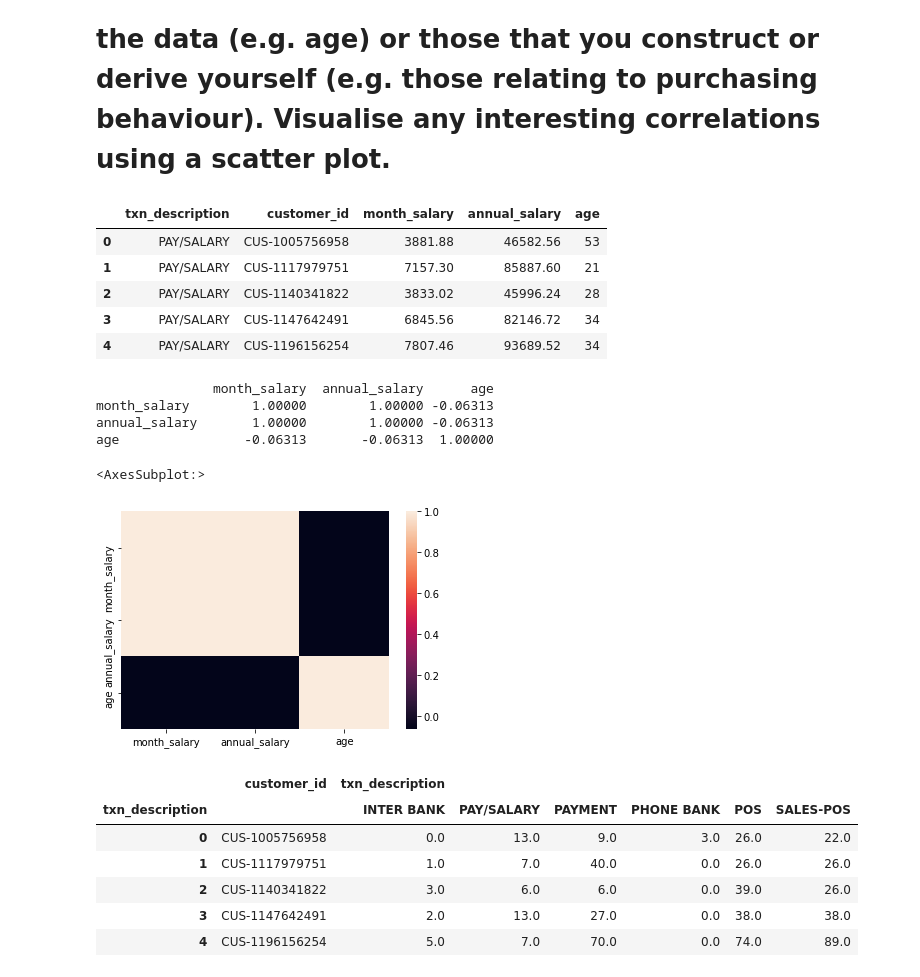
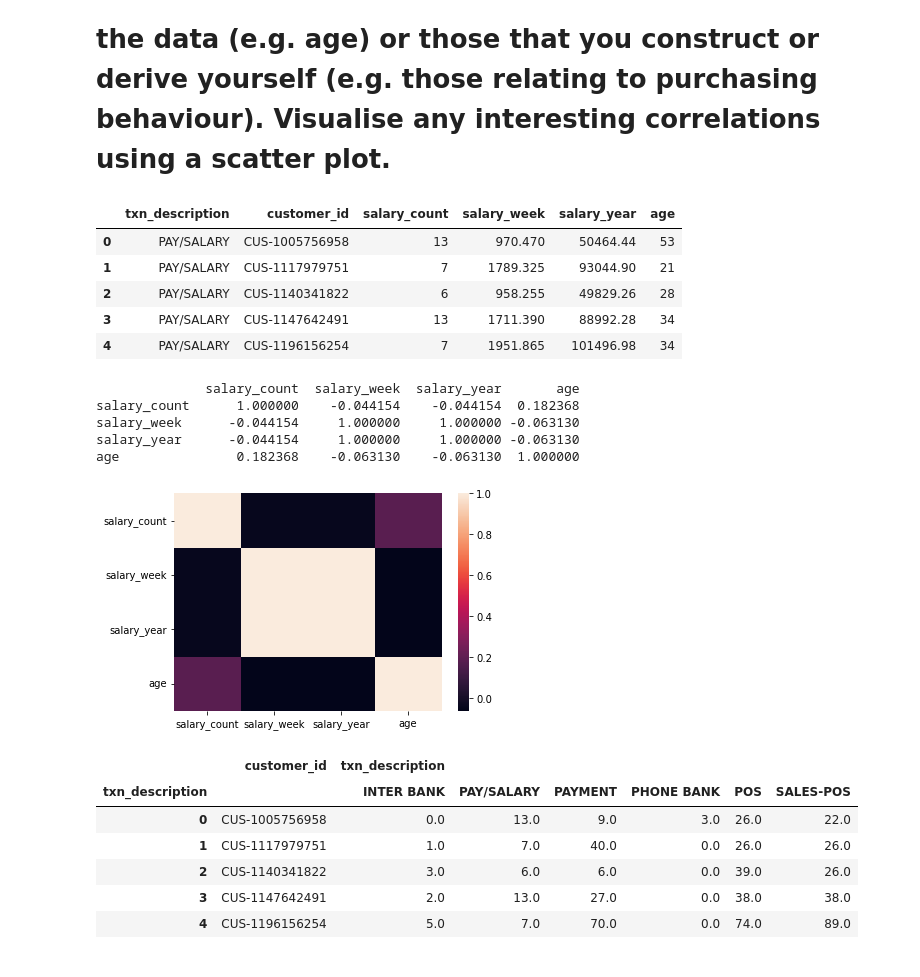
Before and after one commit to slothpunch/Portfolio, a Jupyter notebook: 4. Data@ANZ Virtual Internship Program/Task_2_Predictive Analytics.ipynb, the cells around one changed output. Cells and saved outputs as stored; diff of their text form; code cells hidden in the pictures.

Commit message:
Done last month but forgot to upload

```diff
--- a/4. Data@ANZ Virtual Internship Program/Task_2_Predictive Analytics.ipynb
+++ b/4. Data@ANZ Virtual Internship Program/Task_2_Predictive Analytics.ipynb
@@ -107,0 +60,5 @@ cust_salary.head(10)
+# %%
+txn_salary = df[df['txn_description'] == 'PAY/SALARY']
+txn_salary = pd.DataFrame(txn_salary.groupby(['txn_description', 'customer_id', 'month_name'])['txn_description'].count()).rename(columns = {'txn_description':'salary_count'}).reset_index()
+print(txn_salary.duplicated().sum())
+txn_salary.isnull().sum()
@@ -107,0 +95,3 @@ cust_salary.head(10)
+# %%
+cust_info['salary_count'] = txn_salary['salary_count']
+cust_info.head(20)
@@ -108,12 +142,22 @@ cust_salary.head(10)
 # %%
-uni_cust = cust_salary['customer_id'].unique()
-min_salary = []
+uni_cust = cust_info['customer_id'].unique()
+weekly_salaries = []
+sal_count = []
 
 # Select all the three months' salreis, find the min and save it into min_salary
 for cust in range(len(uni_cust)):
-    temp_salary = cust_salary['amount'][cust_salary['customer_id'] == uni_cust[cust]].values.min()
-    min_salary.append(temp_salary)
+    temp_salary = cust_info['amount'][cust_info['customer_id'] == uni_cust[cust]].values.min()
+    temp_sal_count = cust_info['salary_count'][cust_info['customer_id'] == uni_cust[cust]].values.sum()
 
-# Group by txn_description and customier_id to remove month_name, drop amount and add month_salary.
-cust_salary = cust_salary.groupby(['txn_description', 'customer_id'])['amount'].sum().reset_index().drop(columns = 'amount')
-cust_salary['month_salary'] = min_salary
+    weekly_salaries.append(temp_salary/4)
+    sal_count.append(temp_sal_count)
+
+# Group by txn_description and customier_id to remove month_name, drop amount and salary_count.
+cust_info = cust_info.groupby(['txn_description', 'customer_id'])['amount'].sum().reset_index().drop(axis = 1, columns = ['amount'])
+
+# Add salary_count, salary_week and salary_year
+cust_info['salary_count'] = sal_count
+cust_info['salary_week'] = weekly_salaries
+cust_info['salary_year'] = cust_info['salary_week'] * 52
+
+cust_info.head()
@@ -164,24 +202,24 @@ for i in range(len(cust_salary)):
         print(f'Customer ID doesn\'t match = {i}')
 # %%
-cust_salary['age'] = cust_age['age']
-cust_salary.head()
+cust_info['age'] = cust_age['age']
+cust_info.head()
 # %% [output]
-|  | txn_description | customer_id | month_salary | annual_salary | age |
-| 0 | PAY/SALARY | CUS-1005756958 | 3881.88 | 46582.56 | 53 |
-| 1 | PAY/SALARY | CUS-1117979751 | 7157.30 | 85887.60 | 21 |
-| 2 | PAY/SALARY | CUS-1140341822 | 3833.02 | 45996.24 | 28 |
-| 3 | PAY/SALARY | CUS-1147642491 | 6845.56 | 82146.72 | 34 |
-| 4 | PAY/SALARY | CUS-1196156254 | 7807.46 | 93689.52 | 34 |
+|  | txn_description | customer_id | salary_count | salary_week | salary_year | age |
+| 0 | PAY/SALARY | CUS-1005756958 | 13 | 970.470 | 50464.44 | 53 |
+| 1 | PAY/SALARY | CUS-1117979751 | 7 | 1789.325 | 93044.90 | 21 |
+| 2 | PAY/SALARY | CUS-1140341822 | 6 | 958.255 | 49829.26 | 28 |
+| 3 | PAY/SALARY | CUS-1147642491 | 13 | 1711.390 | 88992.28 | 34 |
+| 4 | PAY/SALARY | CUS-1196156254 | 7 | 1951.865 | 101496.98 | 34 |
 # %%
-print(cust_salary.corr())
-
-sns.heatmap(cust_salary.corr())
+print(cust_info.corr())
+sns.heatmap(cust_info.corr())
+plt.show()
 # %% [output]
-               month_salary  annual_salary      age
-month_salary        1.00000        1.00000 -0.06313
-annual_salary       1.00000        1.00000 -0.06313
-age                -0.06313       -0.06313  1.00000
+              salary_count  salary_week  salary_year       age
+salary_count      1.000000    -0.044154    -0.044154  0.182368
+salary_week      -0.044154     1.000000     1.000000 -0.063130
+salary_year      -0.044154     1.000000     1.000000 -0.063130
+age               0.182368    -0.063130    -0.063130  1.000000
-<AxesSubplot:>
-[figure, old version]
+[figure, new version]
 # %%
 # Add balance and amount
```
Also changed, not shown: parts of 43 cells of this notebook.
